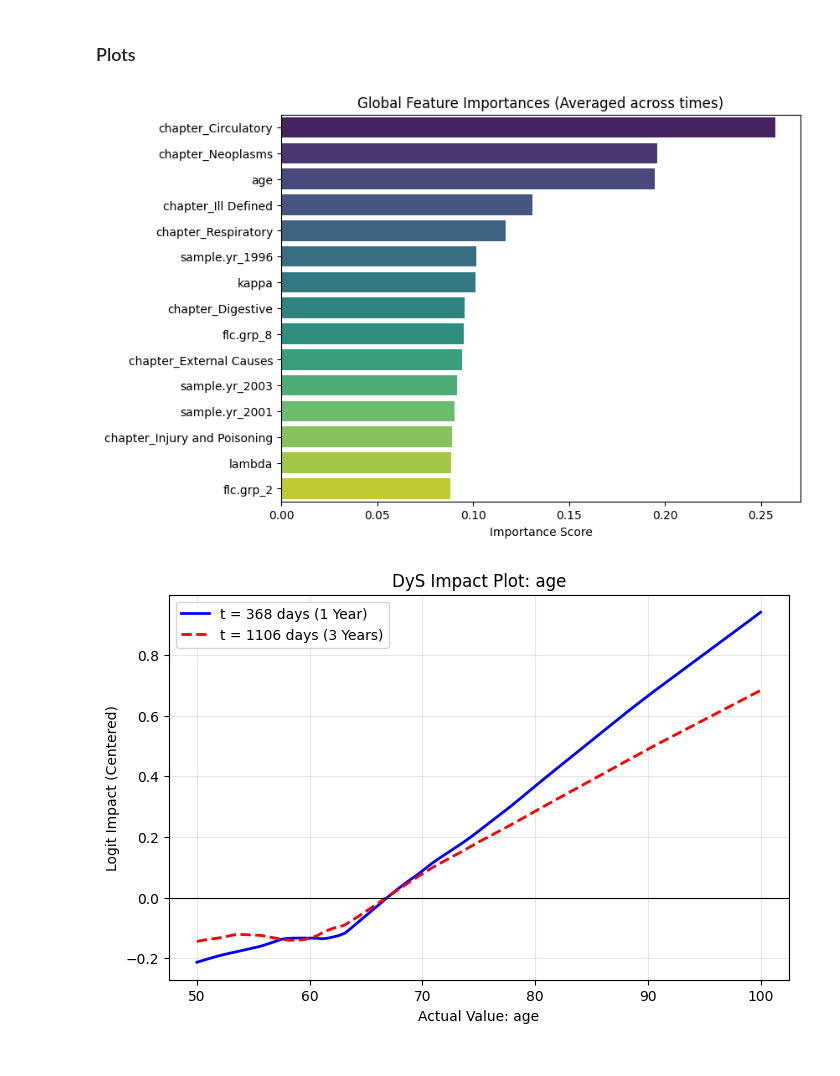
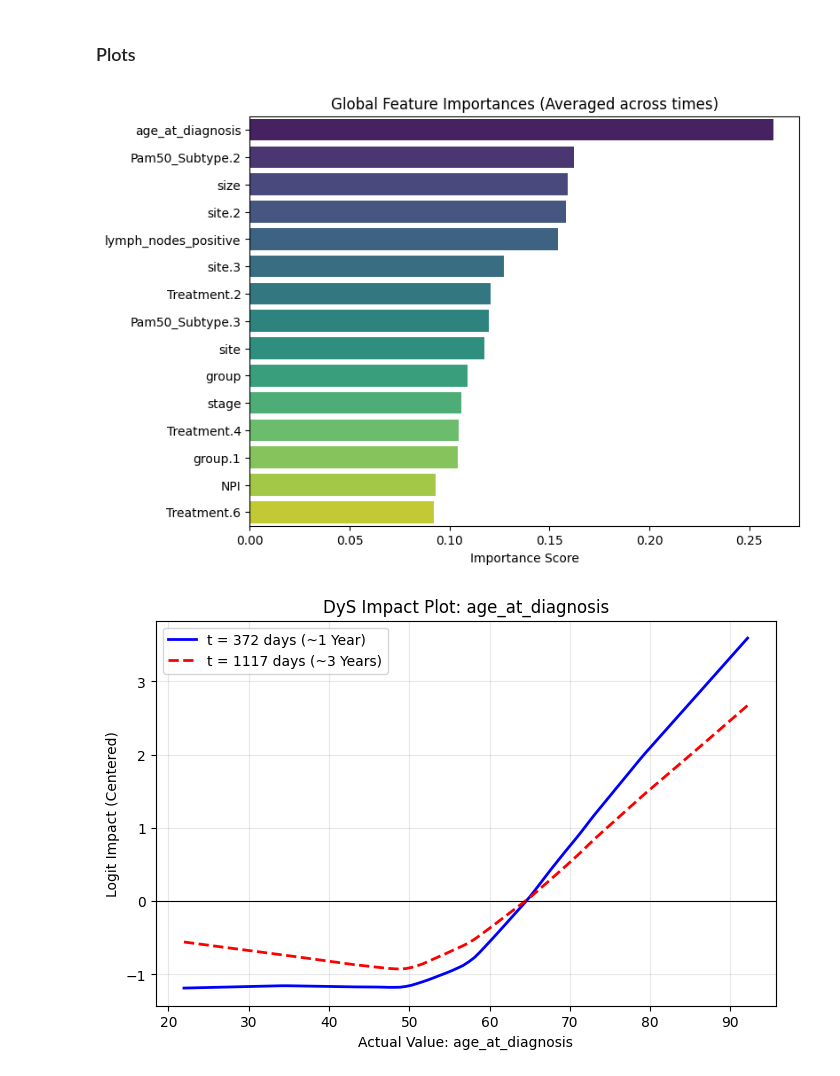
Before and after one commit to vladyslav-crunch/Dys, a Jupyter notebook: notebooks/experiment.ipynb, the cells around one changed output. Cells and saved outputs as stored; diff of their text form; code cells hidden in the pictures.

```diff
--- a/notebooks/experiment.ipynb
+++ b/notebooks/experiment.ipynb
@@ -12,18 +12,17 @@ from sklearn.preprocessing import StandardScaler
 from sksurv.metrics import cumulative_dynamic_auc
 from sksurv.datasets import load_flchain
 
-# --- CONFIGURATION ---
 class Config:
-    dataset_name = "FLCHAIN"  # Можливі варіанти: "METABRIC", "FLCHAIN"
+    dataset_name = "METABRIC"
     seed = 42
     test_size = 0.2
     lr = 1e-3
     final_lr = 1e-4
-    k_bins = 100  # Кількість часових інтервалів
-    target_k = 15 # Скільки ознак хочемо залишити
-    l_lambda_fixed = 0 # Використовується, якщо bisection_enabled = False
+    k_bins = 100
+    target_k = 15
+    l_lambda_fixed = 0
     tau = 0.1
-    bisection_enabled = True # Опція бісекційної вибірки
+    bisection_enabled = True
     bisection_steps = 10
     final_epochs = 200
     device = torch.device("cuda" if torch.cuda.is_available() else "cpu")
@@ -293,30 +292,22 @@ model = train_dys(
     x_test, t_test, e_test,
     eval_times,
     l_lambda=0.05,
-    use_interactions=True
+    use_interactions=False
 )
 
-# 3. ФІНАЛЬНИЙ КРОК: Центрування (Розділ A.2)
-# Це потрібно для ідентифікованості моделі
+
 model.eval()
 with torch.no_grad():
     total_offset = torch.zeros(1, cfg.k_bins).to(cfg.device)
     for i in range(model.num_features):
-        # Обчислюємо середній вплив ознаки на тренувальних даних
         feature_slice = x_t[:, i:i+1]
         mean_val = model.main_effects[i](feature_slice).mean(dim=0)
 
-        # Додаємо до загального зсуву
         total_offset += mean_val * model.main_gates()[i]
 
-        # В ідеалі тут треба модифікувати останній шар MLP (bias),
-        # або враховувати це при побудові графіків.
-
-    # Корекція інтерцепту
     model.intercept.data += total_offset
 
-# 4. Оцінка результату
 auc = evaluate_auc(model, x_test, t_train, e_train, t_test, e_test, eval_times)
-print(f"Final Model AUC (Stage 1 + Stage 2): {auc:.4f}")
+print(f"Final Model AUC: {auc:.4f}")
 # %% [output]
 --- Stage 1: Training Main Effects ---
@@ -337,31 +324,27 @@ def plot_impact_plots(model, x_train, feature_names, eval_times, scaler, feature
     idx = feature_names.index(feature_to_plot)
     model.eval()
 
-    # 1. Створюємо сітку значень для осі X
+
     x_min, x_max = x_train[:, idx].min().item(), x_train[:, idx].max().item()
     x_range = torch.linspace(x_min, x_max, 100).view(-1, 1).to(x_train.device)
 
     with torch.no_grad():
-        # Отримуємо часозалежні логіти
+
         impacts = model.main_effects[idx](x_range).cpu().numpy()
 
-        # Центрування згідно з Розділом A.2 (сума впливів по тренувальних даних = 0)
         train_feat = x_train[:, idx:idx+1]
         mean_offset = model.main_effects[idx](train_feat).mean(dim=0).cpu().numpy()
         impacts -= mean_offset
 
-    # 2. Вибір часових точок (наприклад, 1 та 3 роки)
     t1_idx = np.abs(eval_times - 365).argmin()
     t3_idx = np.abs(eval_times - 1095).argmin()
-
-    # 3. Денормалізація X для реальних одиниць виміру
     x_real = (x_range.cpu().numpy().flatten() * np.sqrt(scaler.var_[idx])) + scaler.mean_[idx]
 
     plt.figure(figsize=(8, 5))
-    plt.plot(x_real, impacts[:, t1_idx], label=f"t = {int(eval_times[t1_idx])} days (1 Year)", color="blue", lw=2)
-    plt.plot(x_real, impacts[:, t3_idx], label=f"t = {int(eval_times[t3_idx])} days (3 Years)", color="red", linestyle="--", lw=2)
+    plt.plot(x_real, impacts[:, t1_idx], label=f"t = {int(eval_times[t1_idx])} days (~1 Year)", color="blue", lw=2)
+    plt.plot(x_real, impacts[:, t3_idx], label=f"t = {int(eval_times[t3_idx])} days (~3 Years)", color="red", linestyle="--", lw=2)
 
-    plt.axhline(0, color='black', lw=0.8, ls='-') # Лінія нульового впливу
+    plt.axhline(0, color='black', lw=0.8, ls='-')
     plt.title(f"DyS Impact Plot: {feature_to_plot}")
     plt.xlabel(f"Actual Value: {feature_to_plot}")
     plt.ylabel("Logit Impact (Centered)")
@@ -378,14 +361,14 @@ def plot_feature_importance(model, x_train, feature_names):
 
         for i in range(model.num_features):
             feat_input = x_train[:, i:i+1]
-            # Важливість базується на амплітуді shape-функції та стані гейта
+
             impact = model.main_effects[i](feat_input).abs().mean().item()
             importances.append(impact * gates[i])
 
     indices = np.argsort(importances)[::-1][:15]
 
     plt.figure(figsize=(8, 6))
-    # Виправлення Seaborn: додаємо hue=... та legend=False
+
     y_vals = np.array(feature_names)[indices]
     x_vals = np.array(importances)[indices]
 
@@ -405,10 +388,11 @@ def plot_feature_importance(model, x_train, feature_names):
 # %%
 if cfg.dataset_name == "FLCHAIN":
     plot_feature_importance(model, x_t, feature_names)
     plot_impact_plots(model, x_t, feature_names, eval_times, scaler, "age")
 elif cfg.dataset_name == "METABRIC":
     plot_feature_importance(model, x_t, feature_names)
     plot_impact_plots(model, x_t, feature_names, eval_times, scaler, "age_at_diagnosis")
+    plot_impact_plots(model, x_t, feature_names, eval_times, scaler, "size")
 # %% [output]
-[figure, old version]
+[figure, new version]
-[figure, old version]
+[figure, new version]
```
Also changed, not shown: parts of 3 cells of this notebook.
